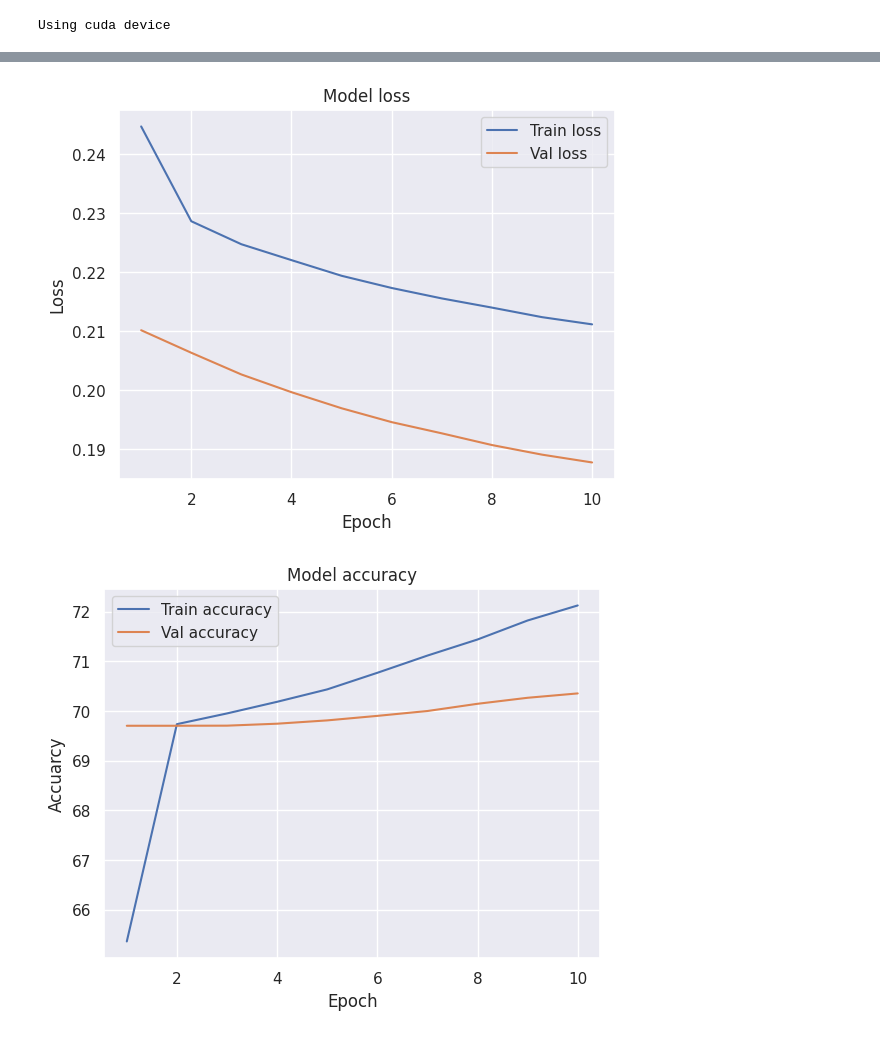
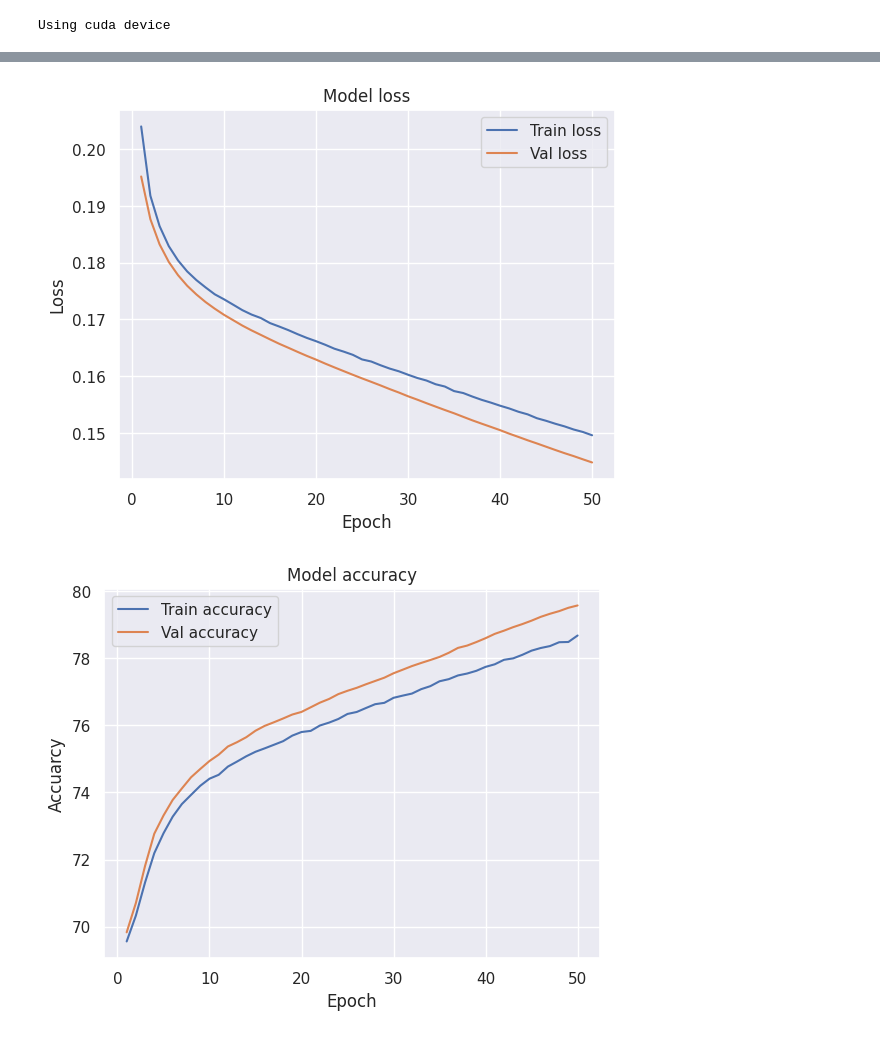
Before and after one commit to LeGmask/COVID_cyTOF, a Jupyter notebook: main.ipynb, the cells around one changed output, grey strips where cells are left out. Drawn from its saved outputs; the diff is of its cells as text; code cells hidden in the pictures.

```diff
--- a/main.ipynb
+++ b/main.ipynb
@@ -46,9 +45,8 @@ model = SimpleNeuralNetwork(data.data.shape[1], 500, 1).to(device)
 loss_fn = nn.MSELoss()
 optimizer = torch.optim.SGD(model.parameters(), lr=1e-3)
 
-trainer = Trainer(model, optimizer, loss_fn, device, epochs=30)
+trainer = Trainer(model, optimizer, loss_fn, device, epochs=50, silent=True)
 trainer.run(train_dataloader, test_dataloader)
-
 trainer.plot_loss()
 trainer.plot_accuracy()
 trainer.plot_f1()
@@ -79,7 +70,8 @@ model1 = ConfigurableNeuralNetwork([
 loss_fn = nn.MSELoss()
 optimizer = torch.optim.SGD(model1.parameters(), lr=1e-3)
 
-trainer = Trainer(model1, optimizer, loss_fn, device, epochs=5)
+trainer = Trainer(model1, optimizer, loss_fn, device, epochs=50, silent=True)
+
 trainer.run(train_dataloader, test_dataloader)
 
 trainer.plot_loss()
@@ -111,14 +84,15 @@ Test set: Average loss: 0.1823, Accuracy: 143410/198000 (72%)
 # %%
 model2 = ConfigurableNeuralNetwork([
     data.data.shape[1],
-    100,
+    500,
     1
 ]).to(device)
 
 loss_fn = nn.MSELoss()
 optimizer = torch.optim.SGD(model2.parameters(), lr=1e-3)
 
-trainer = Trainer(model2, optimizer, loss_fn, device, epochs=10)
+trainer = Trainer(model2, optimizer, loss_fn, device, epochs=200, silent=True)
+
 trainer.run(train_dataloader, test_dataloader)
 
 trainer.plot_loss()
@@ -147,17 +105,18 @@ Test set: Average loss: 0.1743, Accuracy: 146878/198000 (74%)
 # %%
-model2_dropout = ConfigurableNeuralNetwork([
+model2 = ConfigurableNeuralNetwork([
     data.data.shape[1],
-    100,
+    500,
     1
-], dropout=0.25).to(device)
+], dropout=0.25, dropout_indexs=[1]).to(device)
 
 loss_fn = nn.MSELoss()
-optimizer = torch.optim.SGD(model2_dropout.parameters(), lr=1e-3)
+optimizer = torch.optim.SGD(model2.parameters(), lr=1e-3)
 
-trainer = Trainer(model2_dropout, optimizer, loss_fn, device, epochs=10)
+trainer = Trainer(model2, optimizer, loss_fn, device, epochs=50, silent=True)
+
 trainer.run(train_dataloader, test_dataloader)
 
 trainer.plot_loss()
 trainer.plot_accuracy()
-trainer.plot_L1()
+trainer.plot_f1()
 # %% [output]
@@ -181,2 +123,2 @@ Test set: Average loss: 0.1878, Accuracy: 139304/198000 (70%)
-[figure, old version]
+[figure, new version]
-[figure, old version]
+[figure, new version]
```
Also changed, not shown: parts of 8 cells of this notebook.
